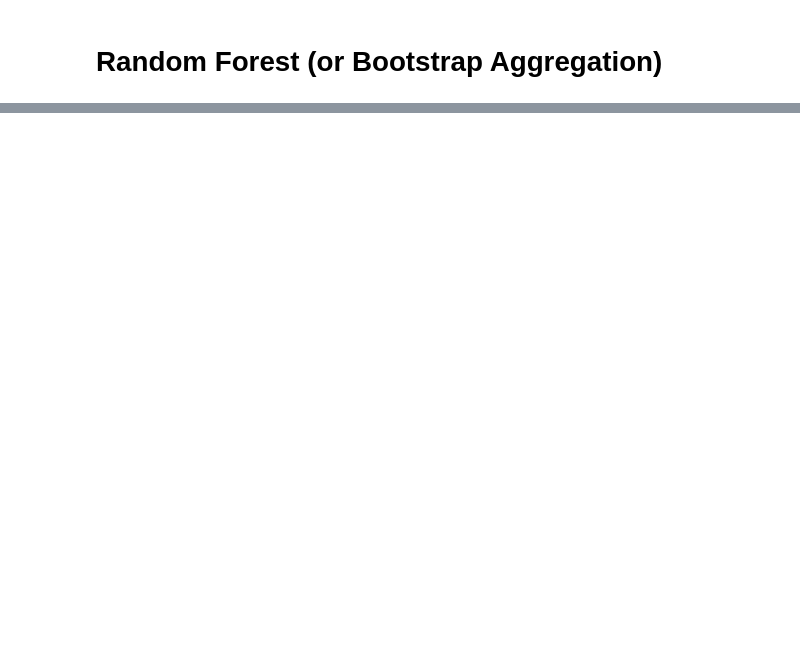
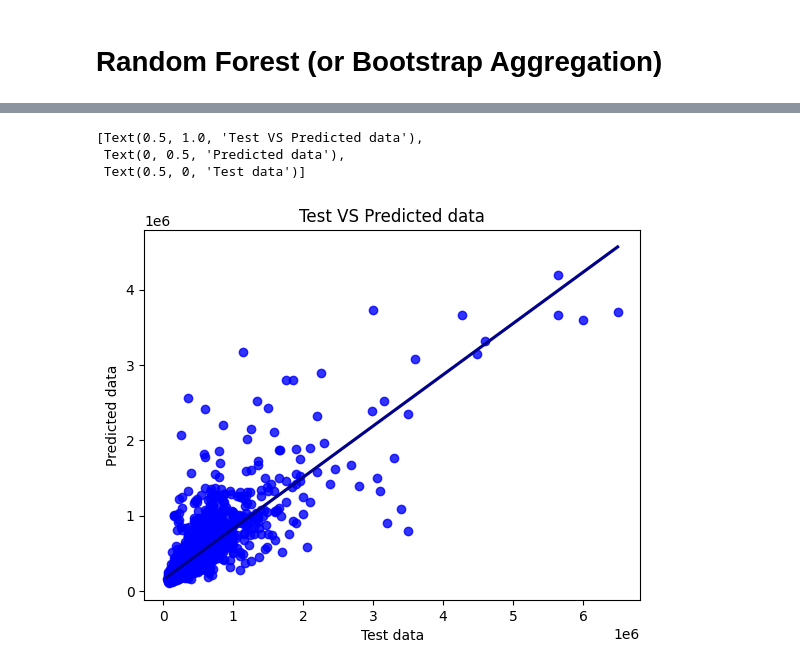
Before and after one commit to mendoce24/linear_regression-Cesar, a Jupyter notebook: model-building/immo_eliza_data_building_tree.ipynb, the cells around one changed output, grey strips where cells are left out. Cells and saved outputs as stored; diff of their text form; code cells hidden in the pictures; blank space fills up the shorter version.

```diff
--- a/model-building/immo_eliza_data_building_tree.ipynb
+++ b/model-building/immo_eliza_data_building_tree.ipynb
@@ -79,15 +73,15 @@ print(r2_score(y_test, pred_test_tree))
 # %%
-# Code Lines 1 to 4: Fit the regression tree 'dtree1' and 'dtree2'
+# Fit the regression tree 'dtree1' and 'dtree2' to try the max_depth parameter
 dtree1 = DecisionTreeRegressor(max_depth=2)
 dtree2 = DecisionTreeRegressor(max_depth=5)
-dtree1.fit(normalized_x_train, y_train)
-dtree2.fit(normalized_x_train, y_train)
+dtree1.fit(X_train, y_train)
+dtree2.fit(X_train, y_train)
 
-# Code Lines 5 to 6: Predict on training data
-tr1 = dtree1.predict(normalized_x_train)
-tr2 = dtree2.predict(normalized_x_train)
+# Predict on training data
+tr1 = dtree1.predict(X_train)
+tr2 = dtree2.predict(X_train)
 
-#Code Lines 7 to 8: Predict on testing data
-y1 = dtree1.predict(normalized_x_test)
-y2 = dtree2.predict(normalized_x_test)
+# Predict on testing data
+y1 = dtree1.predict(X_test)
+y2 = dtree2.predict(X_test)
 # %%
@@ -143,0 +132,23 @@ sns.regplot(x=y_test,y=pred_test_rf,ci=None,color ='red')
+# %%
+# predition with training data
+pred_train= model_rf.predict(X_train)
+# calculating performance metric training
+score, mse, rmse, mae = RegressorModels.get_performance(y_train, pred_train)
+
+# Print the performance metrics
+print('Train: Score: %.2f' %score)
+print('Train: Mean Squared Error:', np.sqrt(mse))
+print('Train: Root Mean Squared Error:', rmse)
+print('Train: Mean Absolute Error: ', mae)
+
+# predition with test data
+pred_test= model_rf.predict(X_test)
+# calculating performance metric test
+score, mse, rmse, mae = RegressorModels.get_performance(y_test, pred_test)
+
+# Print the performance metrics
+print('______________________________________')
+print('Test: Score: %.2f' %score)
+print('Test: Mean Squared Error:', np.sqrt(mse))
+print('Test: Root Mean Squared Error:', rmse)
+print('Test: Mean Absolute Error: ', mae)
@@ -143,0 +165,9 @@ sns.regplot(x=y_test,y=pred_test_rf,ci=None,color ='red')
+# %%
+# Plot measuring the test and prediction test data
+sns.regplot(x=y_test, y=pred_test, ci=None, scatter_kws={"color": "blue"}, line_kws={"color": "darkblue"}).set(
+    title='Test VS Predicted data', ylabel='Predicted data', xlabel='Test data')
+# %% [output]
+[Text(0.5, 1.0, 'Test VS Predicted data'),
+ Text(0, 0.5, 'Predicted data'),
+ Text(0.5, 0, 'Test data')]
+[figure, added]
```
Also changed, not shown: parts of 15 cells of this notebook, 4 other files.
